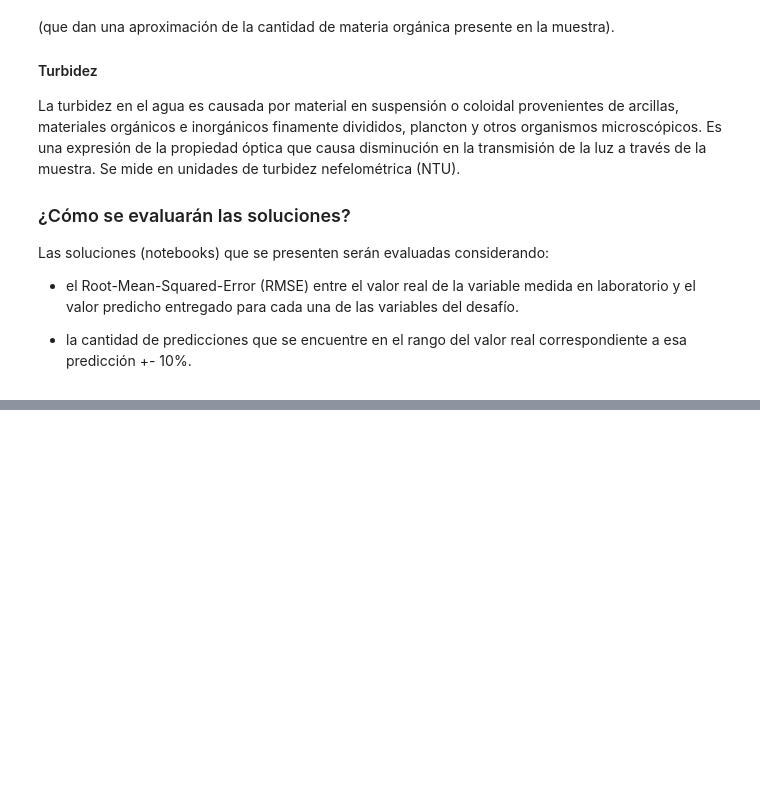
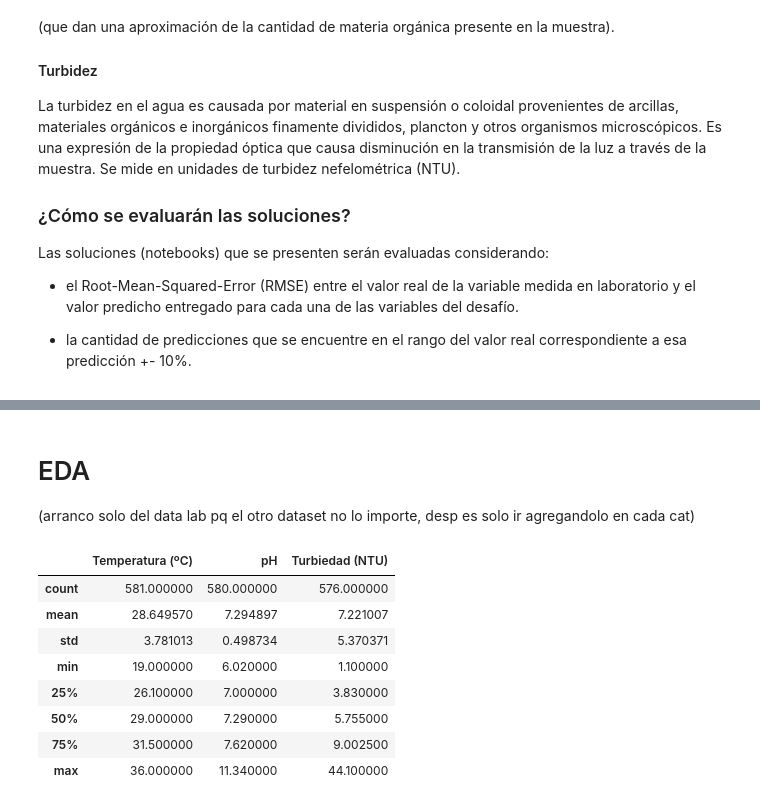
Before and after one commit to tetenogues/data_barbies_y_guille, a Jupyter notebook: first-nb.ipynb, the cells around one changed output, grey strips where cells are left out. Saved outputs shown, nothing was run; the diff lists cells and outputs as text; code cells hidden in the pictures; blank space fills up the shorter version.

```diff
--- a/first-nb.ipynb
+++ b/first-nb.ipynb
@@ -61,0 +86,15 @@ estimacion_dqo.head()
+# %% [markdown]
+# EDA
+(arranco solo del data lab pq el otro dataset no lo importe, desp es solo ir agregandolo en cada cat)
+# %%
+data_lab.describe()
+# %% [output]
+|  | Temperatura (ºC) | pH | Turbiedad (NTU) |
+| count | 581.000000 | 580.000000 | 576.000000 |
+| mean | 28.649570 | 7.294897 | 7.221007 |
+| std | 3.781013 | 0.498734 | 5.370371 |
+| min | 19.000000 | 6.020000 | 1.100000 |
+| 25% | 26.100000 | 7.000000 | 3.830000 |
+| 50% | 29.000000 | 7.290000 | 5.755000 |
+| 75% | 31.500000 | 7.620000 | 9.002500 |
+| max | 36.000000 | 11.340000 | 44.100000 |
```
Also changed, not shown: parts of 14 cells of this notebook.
